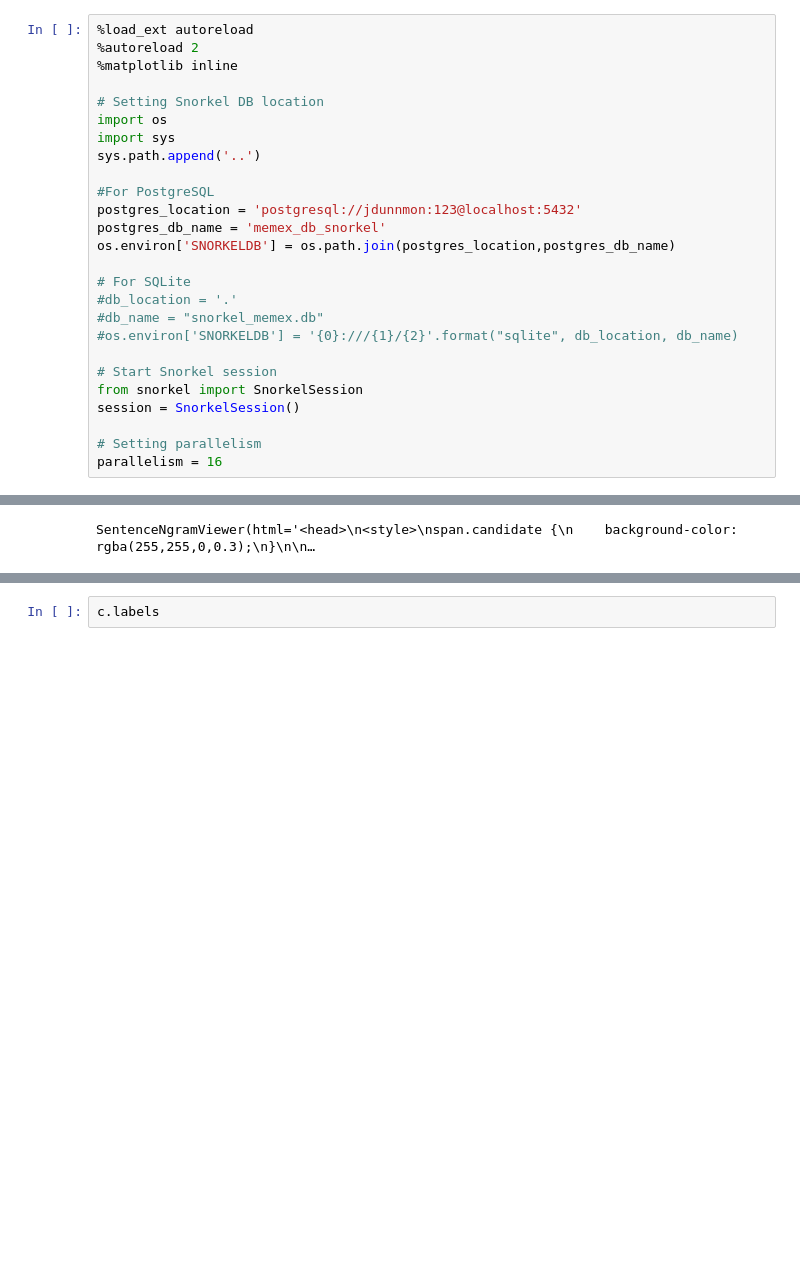
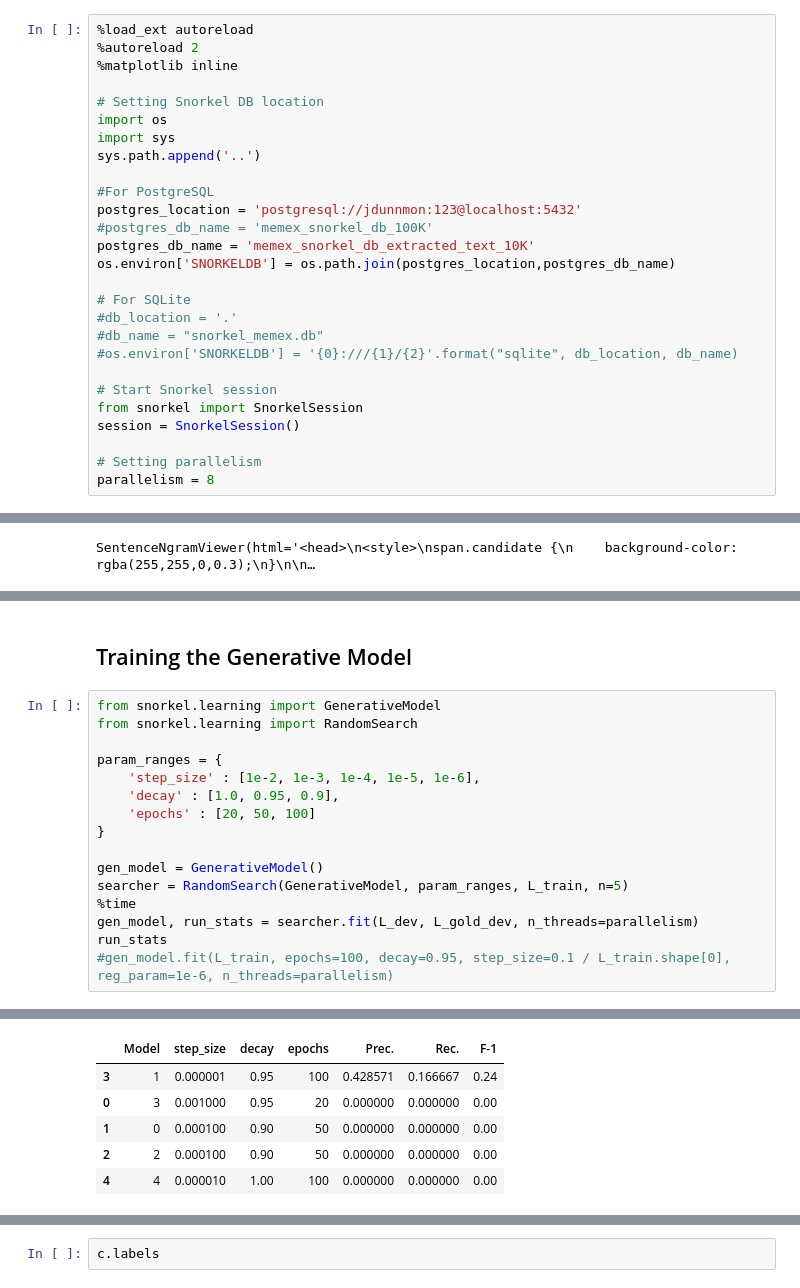
Before and after one commit to CHTAP/extractors, a Jupyter notebook: src/snorkel_extractor_memex/Snorkel_Pipeline_Version_NB2.ipynb, the cells around one changed output, grey strips where cells are left out. Saved outputs shown, nothing was run; the diff lists cells and outputs as text; blank space fills up the shorter version.

Commit message:
added fix for multi-word locations, updated API, added function to remove gold labels, cleaned up notebooks 1 and 2

```diff
--- a/src/snorkel_extractor_memex/Snorkel_Pipeline_Version_NB2.ipynb
+++ b/src/snorkel_extractor_memex/Snorkel_Pipeline_Version_NB2.ipynb
@@ -12,7 +12,8 @@ sys.path.append('..')
 
 #For PostgreSQL
 postgres_location = 'postgresql://jdunnmon:123@localhost:5432'
-postgres_db_name = 'memex_db_snorkel'
+#postgres_db_name = 'memex_snorkel_db_100K'
+postgres_db_name = 'memex_snorkel_db_extracted_text_10K'
 os.environ['SNORKELDB'] = os.path.join(postgres_location,postgres_db_name)
 
 # For SQLite
@@ -25,4 +26,4 @@ from snorkel import SnorkelSession
 session = SnorkelSession()
 
 # Setting parallelism
-parallelism = 16
+parallelism = 8
@@ -301,0 +304,19 @@ SentenceNgramViewer(html='<head>\n<style>\nspan.candidate {\n    background-colo
+# %% [markdown]
+## Training the Generative Model
+# %%
+from snorkel.learning import GenerativeModel
+from snorkel.learning import RandomSearch
+
+param_ranges = {
+    'step_size' : [1e-2, 1e-3, 1e-4, 1e-5, 1e-6],
+    'decay' : [1.0, 0.95, 0.9],
+    'epochs' : [20, 50, 100]
+}
+
+gen_model = GenerativeModel()
+searcher = RandomSearch(GenerativeModel, param_ranges, L_train, n=5)
+%time
+gen_model, run_stats = searcher.fit(L_dev, L_gold_dev, n_threads=parallelism)
+run_stats
+#gen_model.fit(L_train, epochs=100, decay=0.95, step_size=0.1 / L_train.shape[0], reg_param=1e-6, n_threads=parallelism)
+# %% [output]
@@ -301,0 +340,6 @@ SentenceNgramViewer(html='<head>\n<style>\nspan.candidate {\n    background-colo
+|  | Model | step_size | decay | epochs | Prec. | Rec. | F-1 |
+| 3 | 1 | 0.000001 | 0.95 | 100 | 0.428571 | 0.166667 | 0.24 |
+| 0 | 3 | 0.001000 | 0.95 | 20 | 0.000000 | 0.000000 | 0.00 |
+| 1 | 0 | 0.000100 | 0.90 | 50 | 0.000000 | 0.000000 | 0.00 |
+| 2 | 2 | 0.000100 | 0.90 | 50 | 0.000000 | 0.000000 | 0.00 |
+| 4 | 4 | 0.000010 | 1.00 | 100 | 0.000000 | 0.000000 | 0.00 |
```
Also changed, not shown: parts of 42 cells of this notebook, 2 other files.
